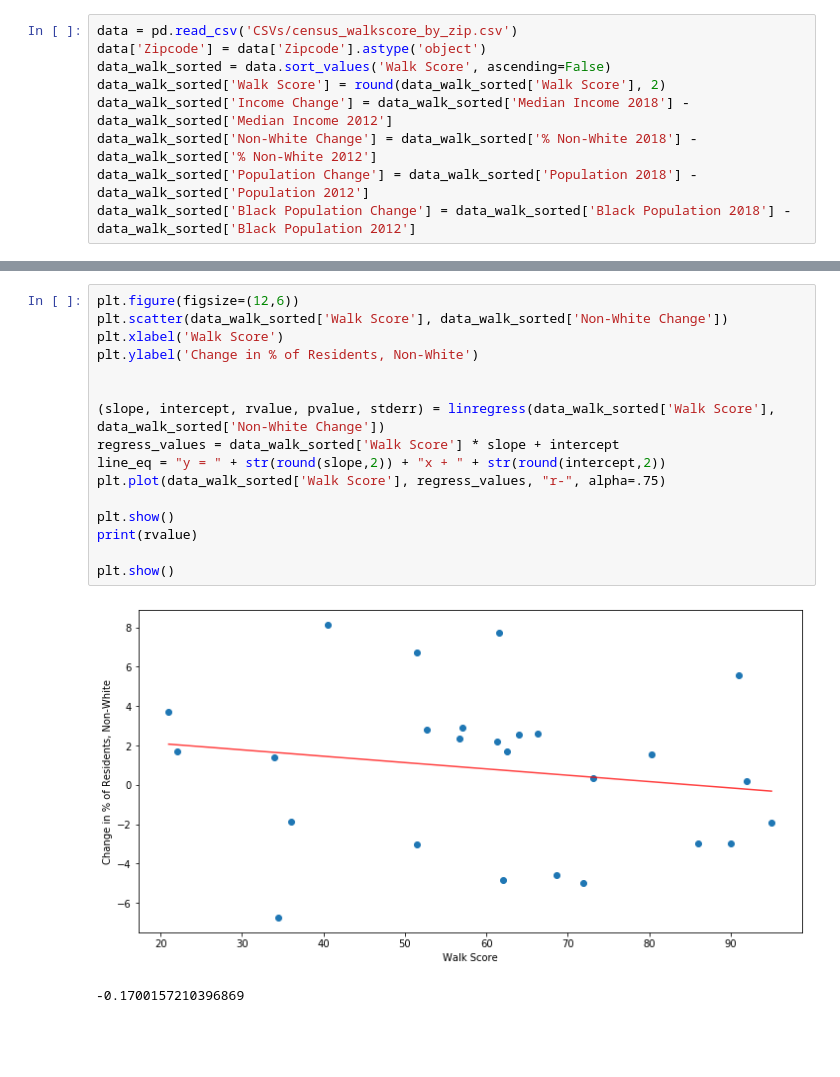
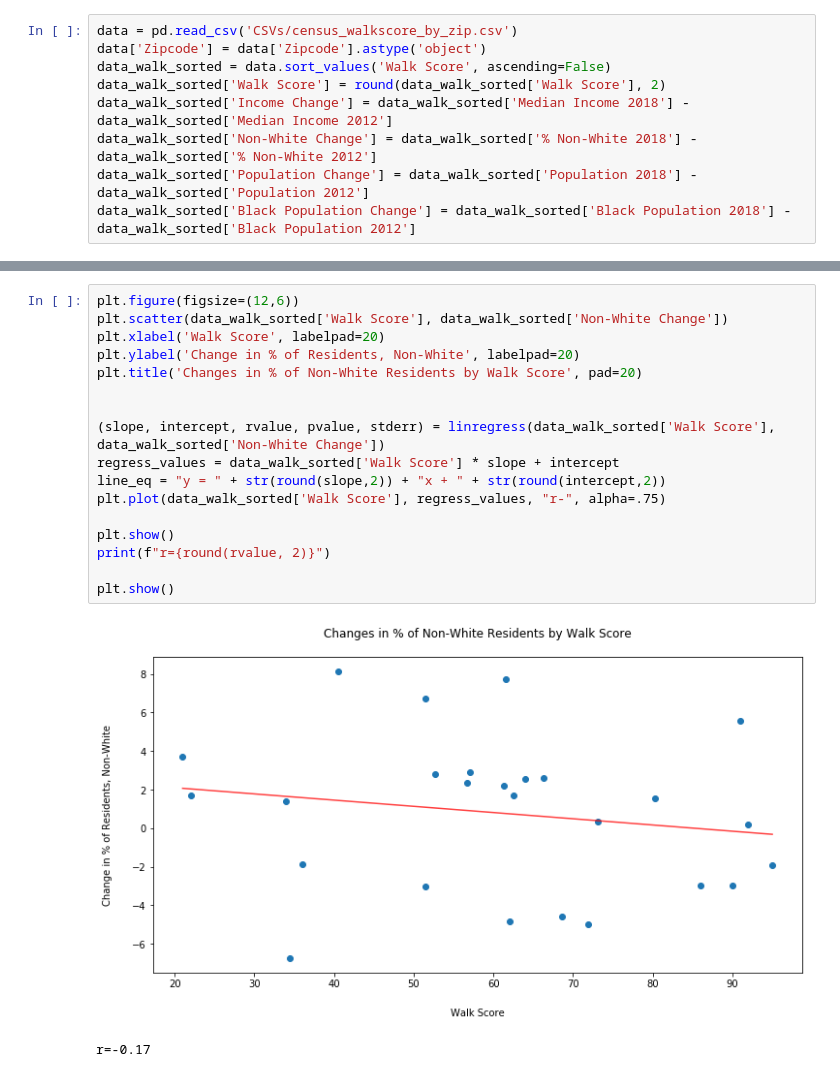
Before and after one commit to troypramsey/WalkabilityRaceIncome_InPortland_2012-2018, a Jupyter notebook: Scatterplots and Regressions.ipynb, the cells around one changed output, grey strips where cells are left out. Drawn from its saved outputs; the diff is of its cells as text; blank space fills up the shorter version.

```diff
--- a/Scatterplots and Regressions.ipynb
+++ b/Scatterplots and Regressions.ipynb
@@ -32,22 +33,23 @@ print(rvalue)
 # %%
 plt.figure(figsize=(12,6))
 plt.scatter(data_walk_sorted['Walk Score'], data_walk_sorted['Non-White Change'])
-plt.xlabel('Walk Score')
-plt.ylabel('Change in % of Residents, Non-White')
+plt.xlabel('Walk Score', labelpad=20)
+plt.ylabel('Change in % of Residents, Non-White', labelpad=20)
+plt.title('Changes in % of Non-White Residents by Walk Score', pad=20)
 
 
 (slope, intercept, rvalue, pvalue, stderr) = linregress(data_walk_sorted['Walk Score'], data_walk_sorted['Non-White Change'])
 regress_values = data_walk_sorted['Walk Score'] * slope + intercept
 line_eq = "y = " + str(round(slope,2)) + "x + " + str(round(intercept,2))
 plt.plot(data_walk_sorted['Walk Score'], regress_values, "r-", alpha=.75)
 
 plt.show()
-print(rvalue)
+print(f"r={round(rvalue, 2)}")
 
 plt.show()
 # %% [output]
-[figure, old version]
+[figure, new version]
--0.1700157210396869
+r=-0.17
 # %%
 plt.figure(figsize=(12,6))
 plt.scatter(data_walk_sorted['Walk Score'], data_walk_sorted['Population Change'])
```
Also changed, not shown: parts of 3 cells of this notebook.
